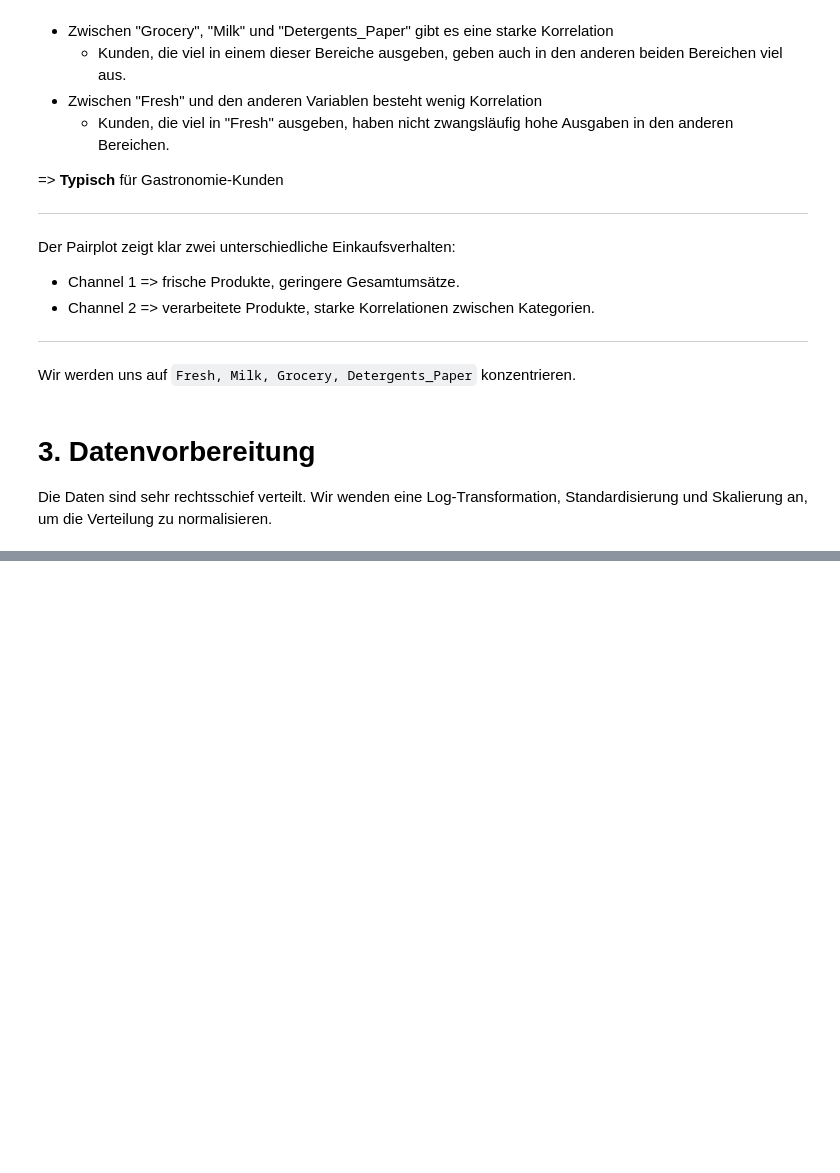
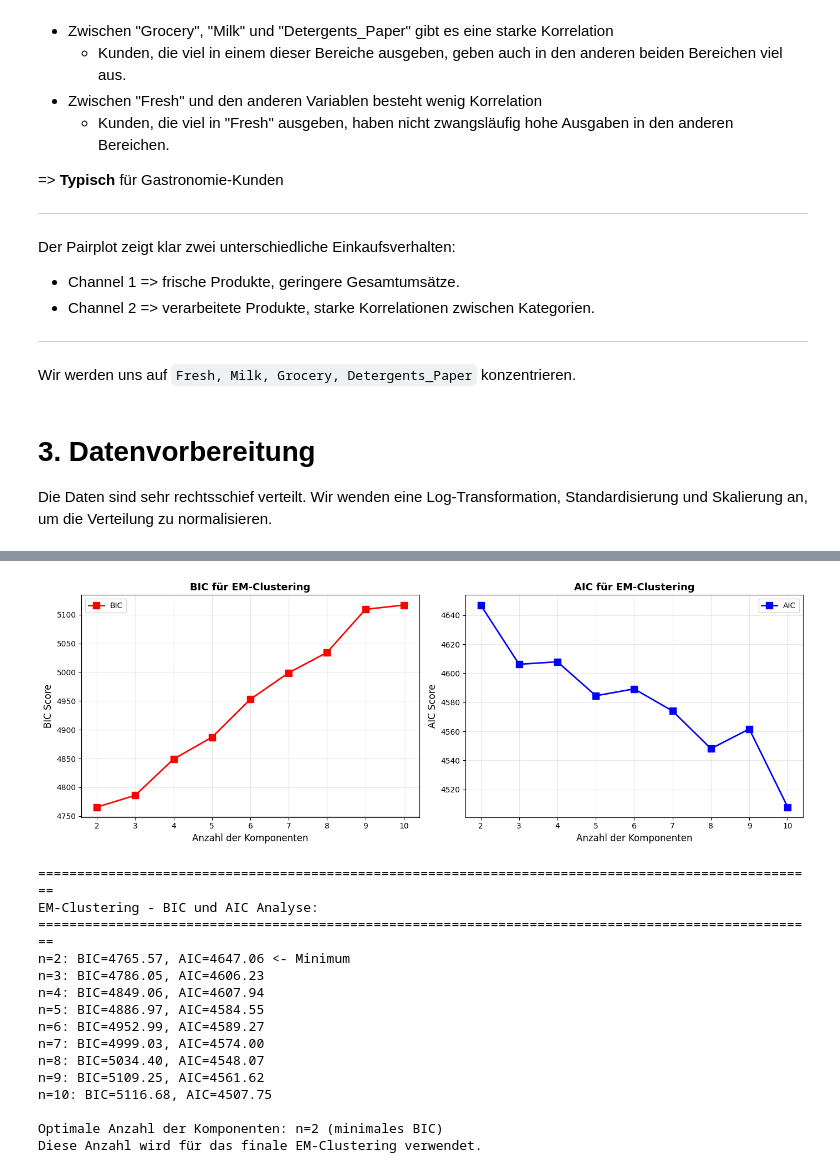
Before and after one commit to NewSkyLine-dev/HTL_Files, a Jupyter notebook: DSAI/5AHIF/Clustering/clustering.ipynb, the cells around one changed output, grey strips where cells are left out. Cells and saved outputs as stored; diff of their text form; code cells hidden in the pictures; blank space fills up the shorter version.

```diff
--- a/DSAI/5AHIF/Clustering/clustering.ipynb
+++ b/DSAI/5AHIF/Clustering/clustering.ipynb
@@ -150,0 +316,65 @@ max    1.970662e+00  2.900093e+00  2.698281e+00  3.177354e+00
+# %%
+from sklearn.mixture import GaussianMixture
+import matplotlib.pyplot as plt
+
+# Berechnung von BIC und AIC für verschiedene Komponentenanzahlen
+bic_scores = []
+aic_scores = []
+n_range = range(2, 11)
+
+for n in n_range:
+    gmm = GaussianMixture(n_components=n, random_state=42)
+    gmm.fit(df_prepared)
+    bic_scores.append(gmm.bic(df_prepared))
+    aic_scores.append(gmm.aic(df_prepared))
+
+# Visualisierung der Informationskriterien
+fig, (ax1, ax2) = plt.subplots(1, 2, figsize=(14, 5))
+
+# BIC-Grafik
+ax1.plot(n_range, bic_scores, 'rs-', linewidth=2, markersize=8, label='BIC')
+ax1.set_xlabel('Anzahl der Komponenten', fontsize=12)
+ax1.set_ylabel('BIC Score', fontsize=12)
+ax1.set_title('BIC für EM-Clustering', fontsize=13, fontweight='bold')
+ax1.grid(True, alpha=0.3)
+ax1.legend()
+
+# AIC-Grafik
+ax2.plot(n_range, aic_scores, 'bs-', linewidth=2, markersize=8, label='AIC')
+ax2.set_xlabel('Anzahl der Komponenten', fontsize=12)
+ax2.set_ylabel('AIC Score', fontsize=12)
+ax2.set_title('AIC für EM-Clustering', fontsize=13, fontweight='bold')
+ax2.grid(True, alpha=0.3)
+ax2.legend()
+
+plt.tight_layout()
+plt.show()
+
+# Ausgabe der Ergebnisse
+print("="*100)
+print("EM-Clustering - BIC und AIC Analyse:")
+print("="*100)
+for n, bic, aic in zip(n_range, bic_scores, aic_scores):
+    marker = " <- Minimum" if bic == min(bic_scores) else ""
+    print(f"n={n}: BIC={bic:.2f}, AIC={aic:.2f}{marker}")
+
+best_n = n_range[bic_scores.index(min(bic_scores))]
+print(f"\nOptimale Anzahl der Komponenten: n={best_n} (minimales BIC)")
+print(f"Diese Anzahl wird für das finale EM-Clustering verwendet.")
+# %% [output]
+[figure, added]
+====================================================================================================
+EM-Clustering - BIC und AIC Analyse:
+====================================================================================================
+n=2: BIC=4765.57, AIC=4647.06 <- Minimum
+n=3: BIC=4786.05, AIC=4606.23
+n=4: BIC=4849.06, AIC=4607.94
+n=5: BIC=4886.97, AIC=4584.55
+n=6: BIC=4952.99, AIC=4589.27
+n=7: BIC=4999.03, AIC=4574.00
+n=8: BIC=5034.40, AIC=4548.07
+n=9: BIC=5109.25, AIC=4561.62
+n=10: BIC=5116.68, AIC=4507.75
+
+Optimale Anzahl der Komponenten: n=2 (minimales BIC)
+Diese Anzahl wird für das finale EM-Clustering verwendet.
```
Also changed, not shown: parts of 18 cells of this notebook.
